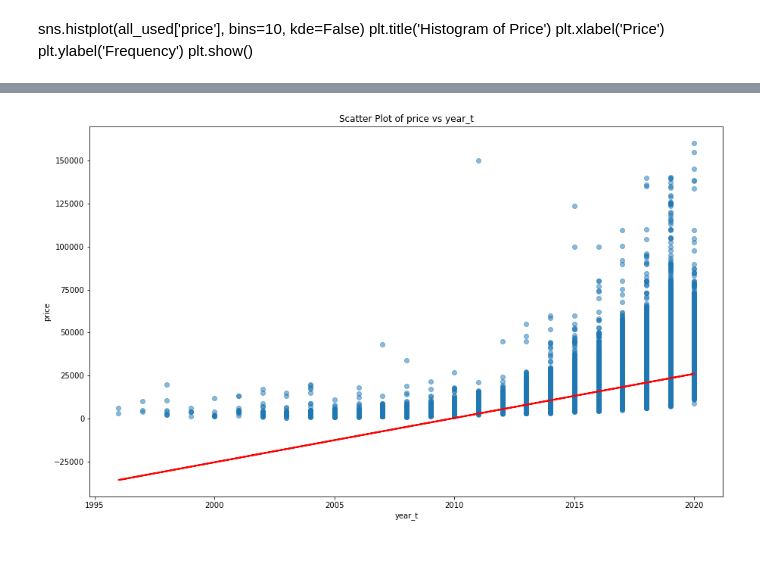
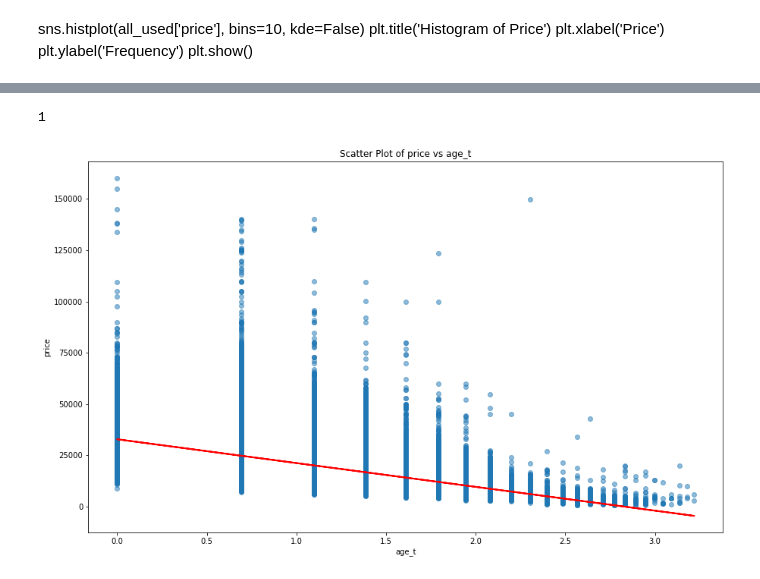
Before and after one commit to Daniel-Peacock/Used_car_Python_linear_regression, a Jupyter notebook: Used_car regression.ipynb, the cells around one changed output, grey strips where cells are left out. Drawn from its saved outputs; the diff is of its cells as text; code cells hidden in the pictures.

```diff
--- a/Used_car regression.ipynb
+++ b/Used_car regression.ipynb
@@ -255,23 +278,43 @@ plt.show()
+# %%
+## Creating a new variable called age to calculate the age of a car
+# Calculate the maximum year
+max_year = all_used['year'].max()
+
+# Calculate the relative age of each car, add 1 to make log transforms work.
+all_used['age'] = ((max_year - all_used['year'])+1)
+
+min((all_used['age']))
+# %% [output]
+1
 # %%
 ##Transforming variables
-# This will add an column containg the square root of mileage
-all_used['year_t'] = all_used['year']
+
+# Various transformations to try
+all_used['age_t'] = np.log(all_used['age'])
+all_used['age_t2'] = np.exp(all_used['age'])
+all_used['age_t3'] = np.power(all_used['age'],2)
+all_used['age_t4'] = np.power(all_used['age'],3)
+all_used['age_t5'] = np.power(all_used['age'],1/2)
+all_used['age_t6'] = np.power(all_used['age'],1/4)
+
+
+
 #Scatterplot of price vs. mileage
 plt.figure(figsize=(15, 9))
-plt.scatter(all_used['year_t'], all_used['price'], alpha=0.5)
-plt.xlabel('year_t')
+plt.scatter(all_used['age_t'], all_used['price'], alpha=0.5)
+plt.xlabel('age_t')
 plt.ylabel('price')
-plt.title('Scatter Plot of price vs year_t')
+plt.title('Scatter Plot of price vs age_t')
 
 # Fit linear regression model
-X = all_used['year_t'].values.reshape(-1, 1)
+X = all_used['age_t'].values.reshape(-1, 1)
 y = all_used['price'].values
 model = LinearRegression().fit(X, y)
 line = model.predict(X)
 
 # Plot the line of best fit
-plt.plot(all_used['year_t'], line, color='red', linewidth=2, label='Line of Best Fit')
+plt.plot(all_used['age_t'], line, color='red', linewidth=2, label='Line of Best Fit')
 
 plt.show()
 # %% [output]
-[figure, old version]
+[figure, new version]
```
Also changed, not shown: parts of 20 cells of this notebook.
